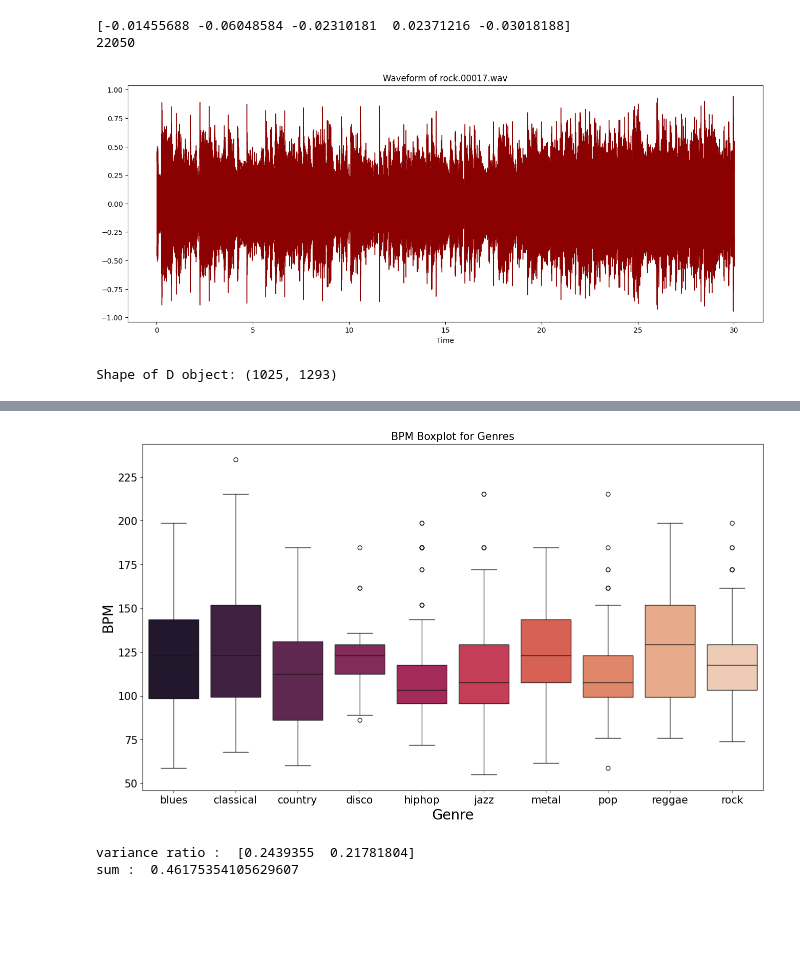
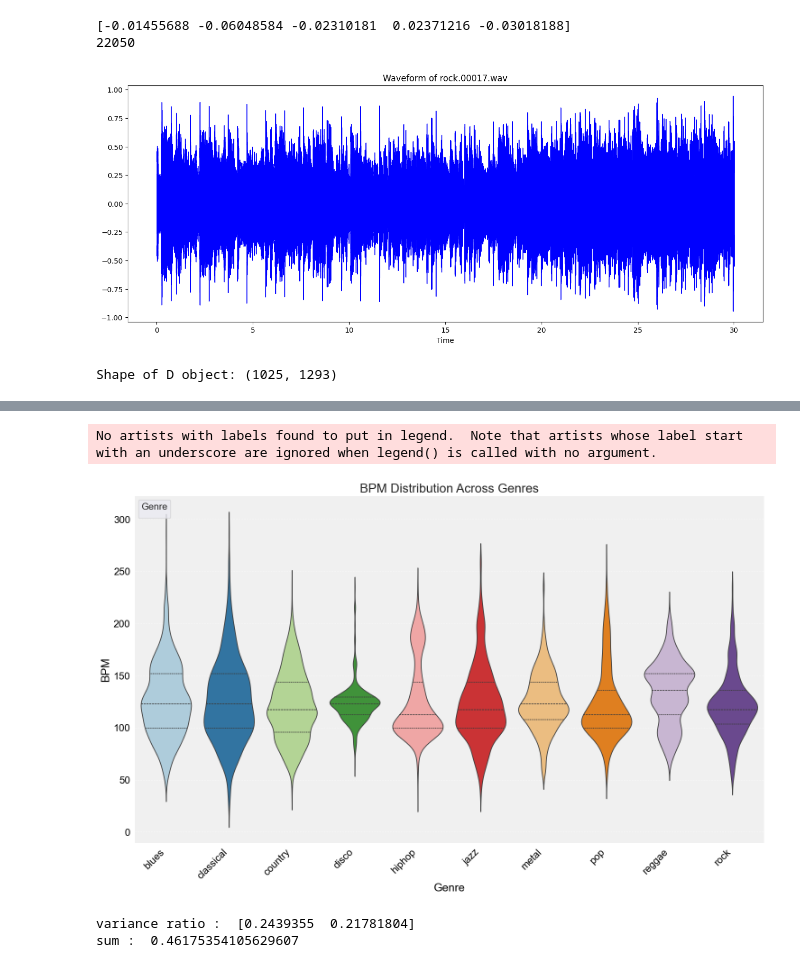
Before and after one commit to manikpandita23/MusicGenreClassification, a Jupyter notebook: main.ipynb, the cells around one changed output, grey strips where cells are left out. Cells and saved outputs as stored; diff of their text form; code cells hidden in the pictures; blank space fills up the shorter version.

Commit message:
Improve data visualization aesthetics and design elements in BPM boxplot and violin plot for genre distribution.

```diff
--- a/main.ipynb
+++ b/main.ipynb
@@ -40,13 +58,13 @@ sound_rock, sample_rate_rock = librosa.load(r'C:\Users\manik\OneDrive\Desktop\Gi
 print(sound_rock[:5])
 print(sample_rate_rock)
 plt.figure(figsize=(16, 6))
-librosa.display.waveshow(y=sound_rock, sr=sample_rate_rock, color='darkred')
+librosa.display.waveshow(y=sound_rock, sr=sample_rate_rock, color='blue')
 plt.title('Waveform of rock.00017.wav', fontsize=12)
 plt.show()
 # %% [output]
 [-0.01455688 -0.06048584 -0.02310181  0.02371216 -0.03018188]
 22050
-[figure, old version]
+[figure, new version]
 # %%
 n_fft = 2048
 hop_length = 512
@@ -80,19 +98,25 @@ memory usage: 468.9+ KB
 None
 # %%
 import seaborn as sns
-label_tempo_df= df[['label', 'tempo']]
-
-f, ax = plt.subplots(figsize = (16,9))
-sns.boxplot(x = 'label', y = 'tempo', data = label_tempo_df, palette = 'rocket' )
-
-plt.title('BPM Boxplot for Genres', fontsize = 15)
-plt.xticks(fontsize = 15)
-plt.yticks(fontsize = 15)
-plt.xlabel('Genre', fontsize = 20)
-plt.ylabel('BPM', fontsize = 20)
+import matplotlib.pyplot as plt
+label_tempo_df = df[['label', 'tempo']]
+colors = sns.color_palette('Paired')
+sns.set_style('darkgrid')
+f, ax = plt.subplots(figsize=(18, 10))
+sns.violinplot(x='label', y='tempo', data=label_tempo_df, palette=colors, inner='quartile')
+plt.title('BPM Distribution Across Genres', fontsize=20)
+plt.xticks(fontsize=16, rotation=45, ha='right', color='black')
+plt.yticks(fontsize=16, color='black')
+plt.xlabel('Genre', fontsize=18, color='black')
+plt.ylabel('BPM', fontsize=18, color='black')
+ax.set_facecolor('#F0F0F0')
+ax.yaxis.grid(True, linestyle='--', alpha=0.7)
+plt.legend(title='Genre', title_fontsize='15', fontsize='12', loc='upper left')
+sns.despine(left=True, bottom=True)
 plt.show()
 # %% [output]
+No artists with labels found to put in legend.  Note that artists whose label start with an underscore are ignored when legend() is called with no argument.
-[figure, old version]
+[figure, new version]
 # %%
 from sklearn import preprocessing
 
```
Also changed, not shown: parts of 2 cells of this notebook.
